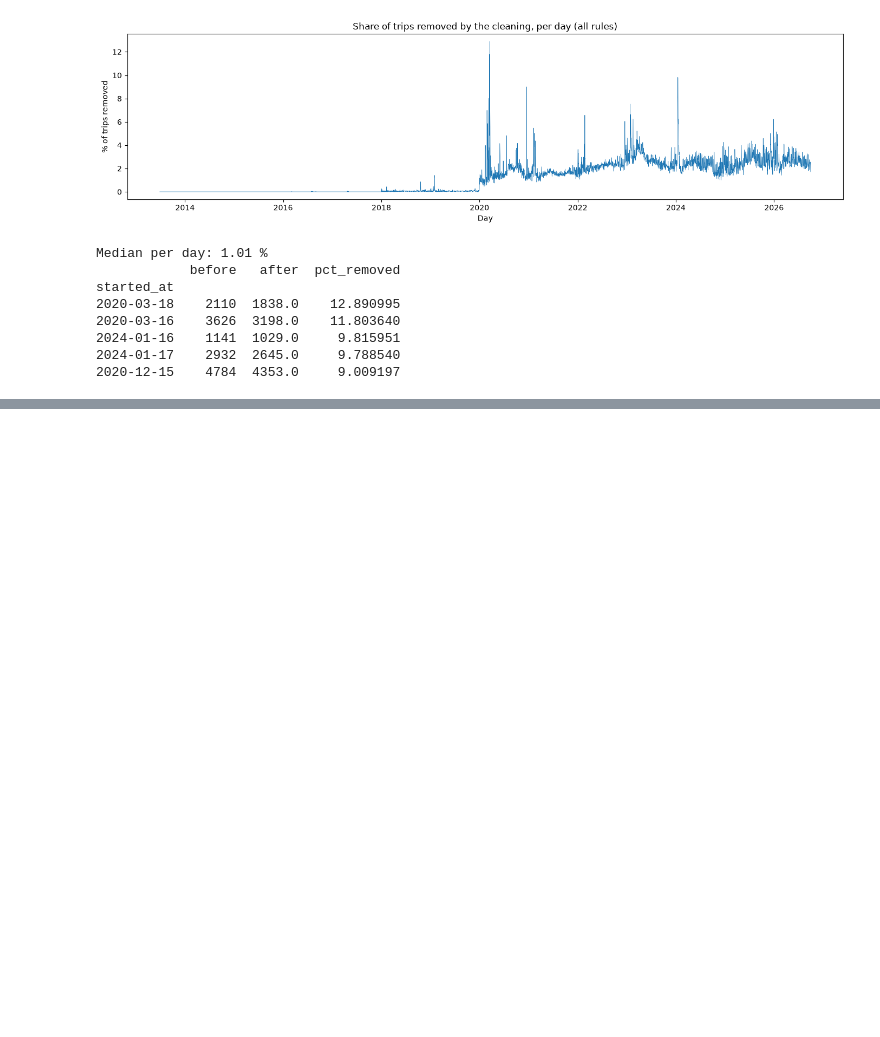
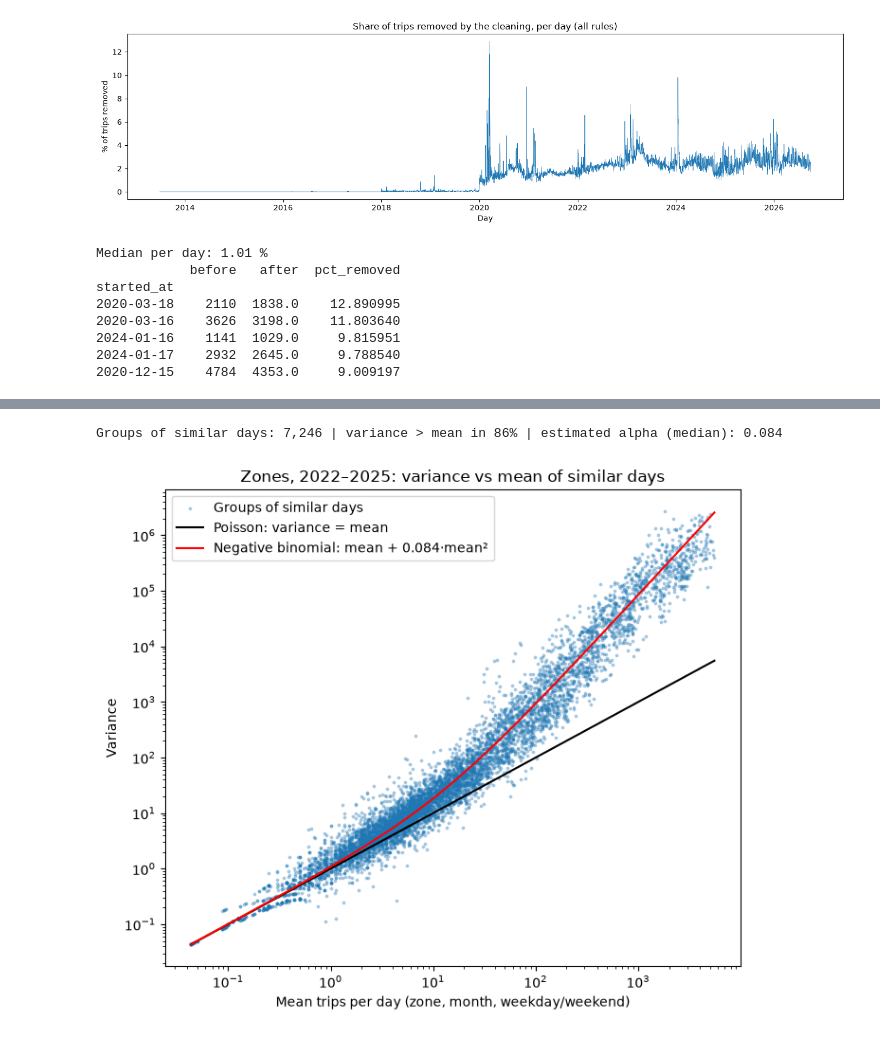
Before and after one commit to laure-cio/ADA-project2026, a Jupyter notebook: results.ipynb, the cells around one changed output, grey strips where cells are left out. Cells and saved outputs as stored; diff of their text form; code cells hidden in the pictures; blank space fills up the shorter version.

```diff
--- a/results.ipynb
+++ b/results.ipynb
@@ -717,0 +1127,35 @@ started_at
+# %%
+zh = pd.read_parquet("data/zone_hourly_counts.parquet")
+zh = zh[(zh["zone_id"] > 0) & zh["hour"].dt.year.between(2022, 2025)]
+zh["date"] = zh["hour"].dt.normalize()
+zd = zh.groupby(["date", "zone_id"])["n_trips"].sum()
+
+# add the zone-days with 0 trips
+all_dates = pd.date_range("2022-01-01", "2025-12-31", freq="D")
+zd = zd.reindex(pd.MultiIndex.from_product([all_dates, range(1, 78)], names=["date", "zone_id"]),
+                fill_value=0).reset_index()
+zd["month"] = zd["date"].dt.to_period("M")
+zd["weekend"] = zd["date"].dt.dayofweek >= 5
+
+g = zd.groupby(["zone_id", "month", "weekend"])["n_trips"].agg(["mean", "var"])
+g = g[g["mean"] > 0]
+alpha = ((g["var"] - g["mean"]) / g["mean"] ** 2).median()
+print(f"Groups of similar days: {len(g):,} | variance > mean in {100 * (g['var'] > g['mean']).mean():.0f}% "
+      f"| estimated alpha (median): {alpha:.3f}")
+
+m = np.logspace(np.log10(g["mean"].min()), np.log10(g["mean"].max()), 100)
+fig, ax = plt.subplots(figsize=(7, 6))
+ax.scatter(g["mean"], g["var"], s=3, alpha=0.3, label="Groups of similar days")
+ax.plot(m, m, color="black", label="Poisson: variance = mean")
+ax.plot(m, m + alpha * m ** 2, color="red", label=f"Negative binomial: mean + {alpha:.3f}·mean²")
+ax.set_xscale("log")
+ax.set_yscale("log")
+ax.set_xlabel("Mean trips per day (zone, month, weekday/weekend)")
+ax.set_ylabel("Variance")
+ax.set_title("Zones, 2022–2025: variance vs mean of similar days")
+ax.legend()
+plt.tight_layout()
+plt.show()
+# %% [output]
+Groups of similar days: 7,246 | variance > mean in 86% | estimated alpha (median): 0.084
+[figure, added]
```
Also changed, not shown: parts of 60 cells of this notebook, 1 other file.
